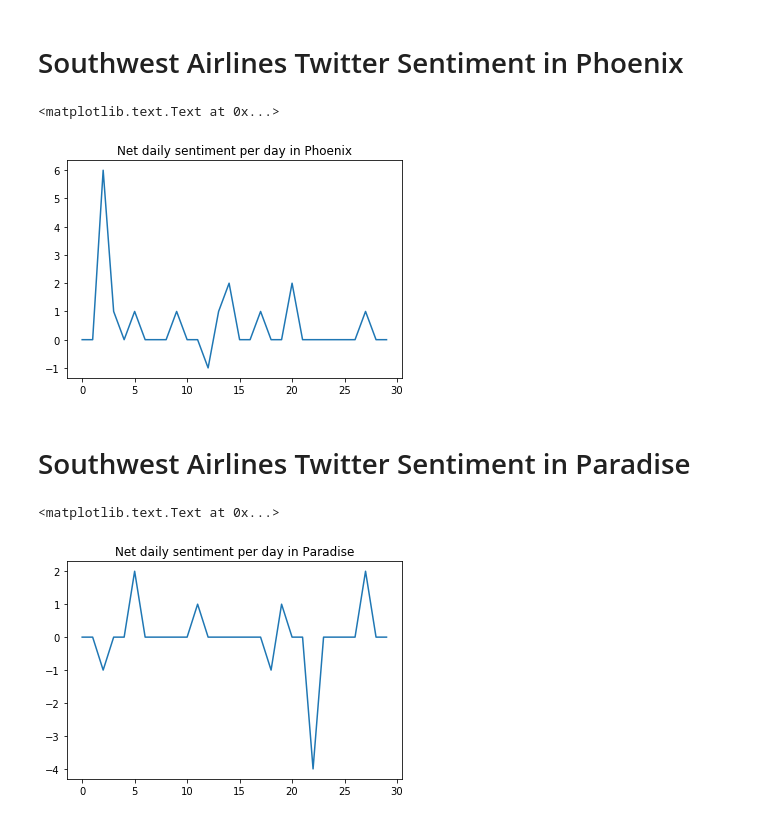
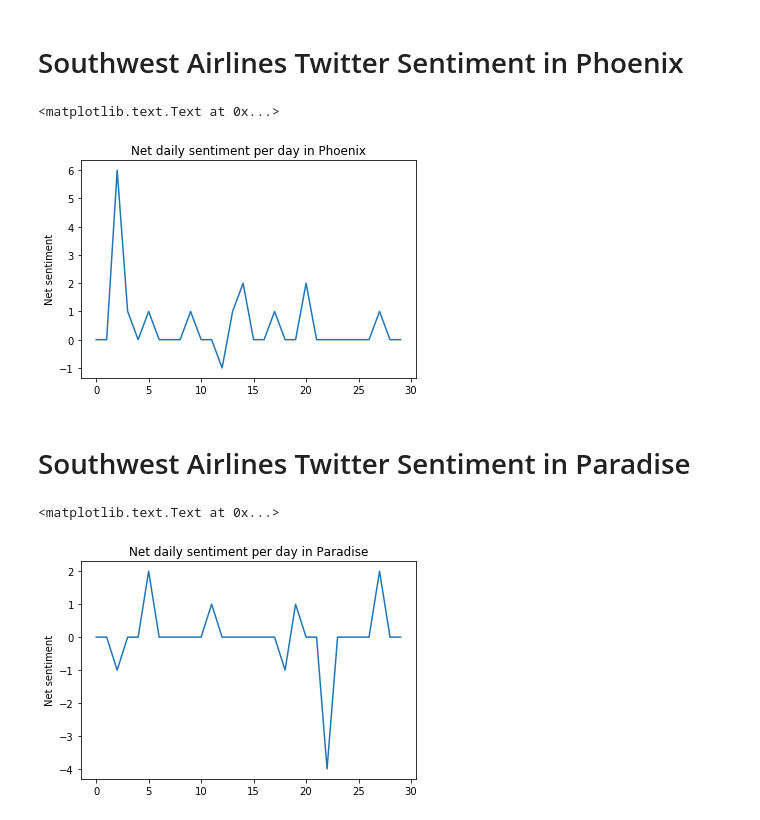
Before and after one commit to proosjen/SWAirlines-sentiment-analysis, a Jupyter notebook: final_report_data.ipynb, the cells around one changed output. Drawn from its saved outputs; the diff is of its cells as text; code cells hidden in the pictures.

```diff
--- a/final_report_data.ipynb
+++ b/final_report_data.ipynb
@@ -206,30 +209,31 @@ plt.title('Net daily sentiment per day in Los Angeles')
 # %%
 '''
 Calculate the net sentiment per day in Phoenix.
 
 If the sentiment in a particular tweet is
 positive, add 1 to the count. Similarly, if
 the sentiment in a particular tweet is
 negative, decrease the count by 1.
 '''
 
 phoenix = {}
 phoenix = phoenix.fromkeys(list(dates), 0)
 for cluster in db.aggregateTweets.find():
     if cluster['city'] == 'Phoenix':
         if cluster['sentiment'] == 'positive':
             phoenix[cluster['created_at']] = phoenix[cluster['created_at']] + 1
         elif cluster['sentiment'] == 'negative':
             phoenix[cluster['created_at']] = phoenix[cluster['created_at']] - 1
 
 x = np.arange(len(phoenix.keys()))
 y = phoenix.values()
 
 plt.plot(x,y)
+plt.ylabel('Net sentiment')
 plt.title('Net daily sentiment per day in Phoenix')
 # %% [output]
 <matplotlib.text.Text at 0x...>
-[figure, old version]
+[figure, new version]
 # %% [markdown]
 # Southwest Airlines Twitter Sentiment in Paradise
 # %%
@@ -255,7 +259,8 @@ x = np.arange(len(paradise.keys()))
 y = paradise.values()
 
 plt.plot(x,y)
+plt.ylabel('Net sentiment')
 plt.title('Net daily sentiment per day in Paradise')
 # %% [output]
 <matplotlib.text.Text at 0x...>
-[figure, old version]
+[figure, new version]
```
Also changed, not shown: parts of 5 cells of this notebook, 2 other files.
